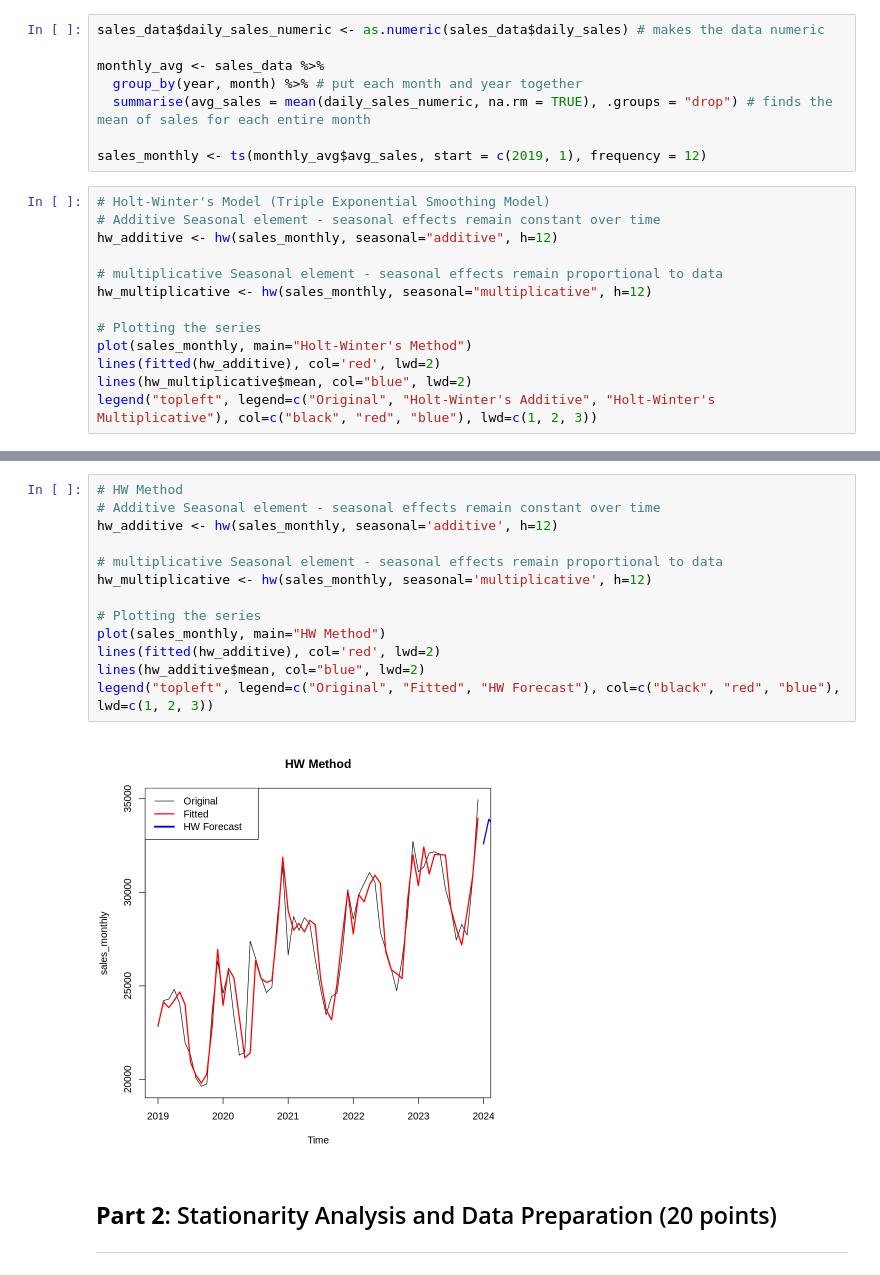
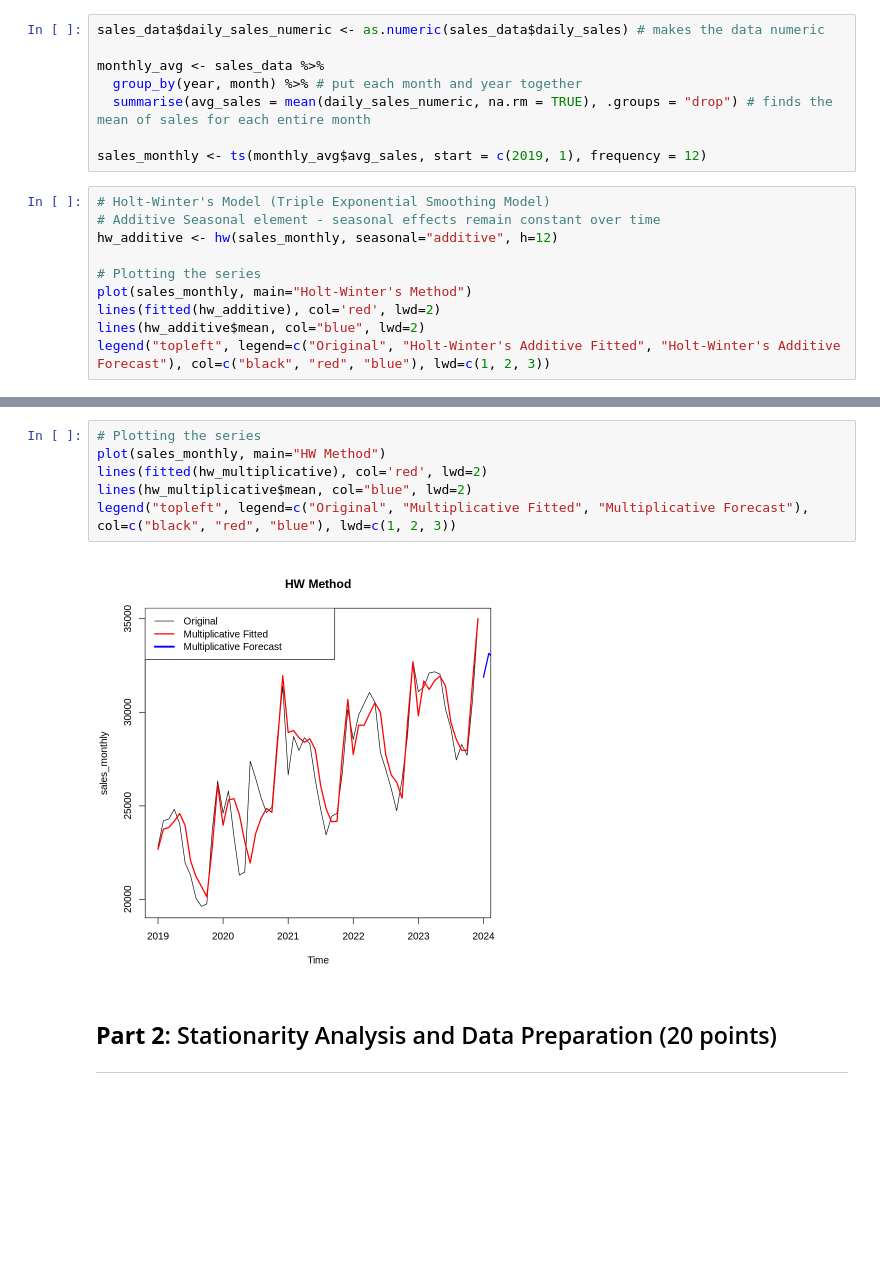
Before and after one commit to caninecrew/hw_5, a Jupyter notebook: HW_5_DS4220_Samuel_Rumbley.ipynb, the cells around one changed output, grey strips where cells are left out. Saved outputs shown, nothing was run; the diff lists cells and outputs as text; blank space fills up the shorter version.

```diff
--- a/HW_5_DS4220_Samuel_Rumbley.ipynb
+++ b/HW_5_DS4220_Samuel_Rumbley.ipynb
@@ -87,12 +87,9 @@ sales_monthly <- ts(monthly_avg$avg_sales, start = c(2019, 1), frequency = 12)
 # Additive Seasonal element - seasonal effects remain constant over time
 hw_additive <- hw(sales_monthly, seasonal="additive", h=12)
 
-# multiplicative Seasonal element - seasonal effects remain proportional to data
-hw_multiplicative <- hw(sales_monthly, seasonal="multiplicative", h=12)
-
 # Plotting the series
 plot(sales_monthly, main="Holt-Winter's Method")
 lines(fitted(hw_additive), col='red', lwd=2)
-lines(hw_multiplicative$mean, col="blue", lwd=2)
-legend("topleft", legend=c("Original", "Holt-Winter's Additive", "Holt-Winter's Multiplicative"), col=c("black", "red", "blue"), lwd=c(1, 2, 3))
+lines(hw_additive$mean, col="blue", lwd=2)
+legend("topleft", legend=c("Original", "Holt-Winter's Additive Fitted", "Holt-Winter's Additive Forecast"), col=c("black", "red", "blue"), lwd=c(1, 2, 3))
 # %% [output]
@@ -100,18 +97,11 @@ legend("topleft", legend=c("Original", "Holt-Winter's Additive", "Holt-Winter's
 # %%
-# HW Method
-# Additive Seasonal element - seasonal effects remain constant over time
-hw_additive <- hw(sales_monthly, seasonal='additive', h=12)
-
-# multiplicative Seasonal element - seasonal effects remain proportional to data
-hw_multiplicative <- hw(sales_monthly, seasonal='multiplicative', h=12)
-
 # Plotting the series
 plot(sales_monthly, main="HW Method")
-lines(fitted(hw_additive), col='red', lwd=2)
-lines(hw_additive$mean, col="blue", lwd=2)
-legend("topleft", legend=c("Original", "Fitted", "HW Forecast"), col=c("black", "red", "blue"), lwd=c(1, 2, 3))
+lines(fitted(hw_multiplicative), col='red', lwd=2)
+lines(hw_multiplicative$mean, col="blue", lwd=2)
+legend("topleft", legend=c("Original", "Multiplicative Fitted", "Multiplicative Forecast"), col=c("black", "red", "blue"), lwd=c(1, 2, 3))
 # %% [output]
-[figure, old version]
+[figure, new version]
 # %% [markdown]
 ## **Part 2**: Stationarity Analysis and Data Preparation (20 points)
 
```
Also changed, not shown: parts of 11 cells of this notebook.
